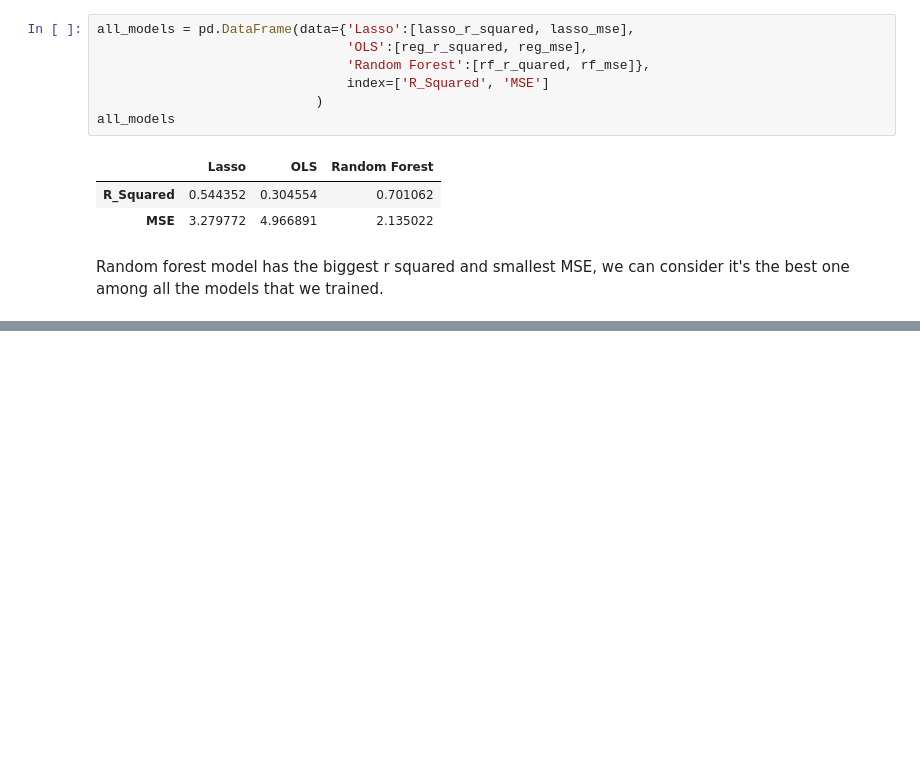
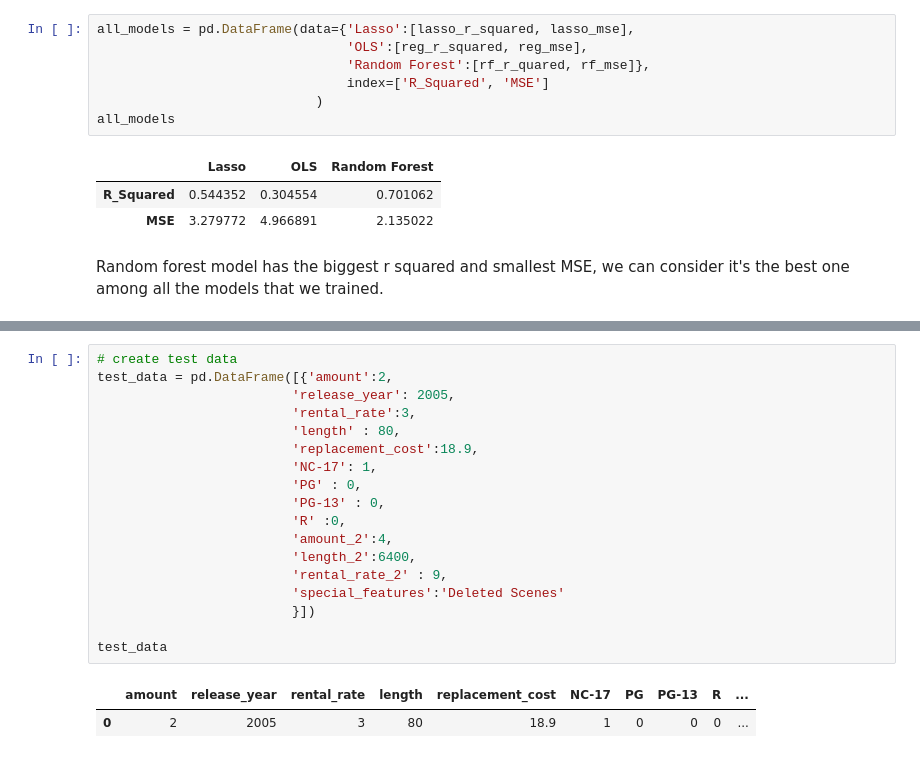
Before and after one commit to marionzhu/ml_models_deployments, a Jupyter notebook: notebooks/group4_model.ipynb, the cells around one changed output, grey strips where cells are left out. Drawn from its saved outputs; the diff is of its cells as text; blank space fills up the shorter version.

Commit message:
save model and test

```diff
--- a/notebooks/group4_model.ipynb
+++ b/notebooks/group4_model.ipynb
@@ -365,0 +414,21 @@ Random forest model has the biggest r squared and smallest MSE, we can consider
+# %%
+# create test data
+test_data = pd.DataFrame([{'amount':2,
+                         'release_year': 2005,
+                         'rental_rate':3,
+                         'length' : 80,
+                         'replacement_cost':18.9,
+                         'NC-17': 1,
+                         'PG' : 0,
+                         'PG-13' : 0,
+                         'R' :0,
+                         'amount_2':4,
+                         'length_2':6400,
+                         'rental_rate_2' : 9,
+                         'special_features':'Deleted Scenes'
+                         }])
+
+test_data
+# %% [output]
+|  | amount | release_year | rental_rate | length | replacement_cost | NC-17 | PG | PG-13 | R | ... |
+| 0 | 2 | 2005 | 3 | 80 | 18.9 | 1 | 0 | 0 | 0 | ... |
```
Also changed, not shown: parts of 6 cells of this notebook.
